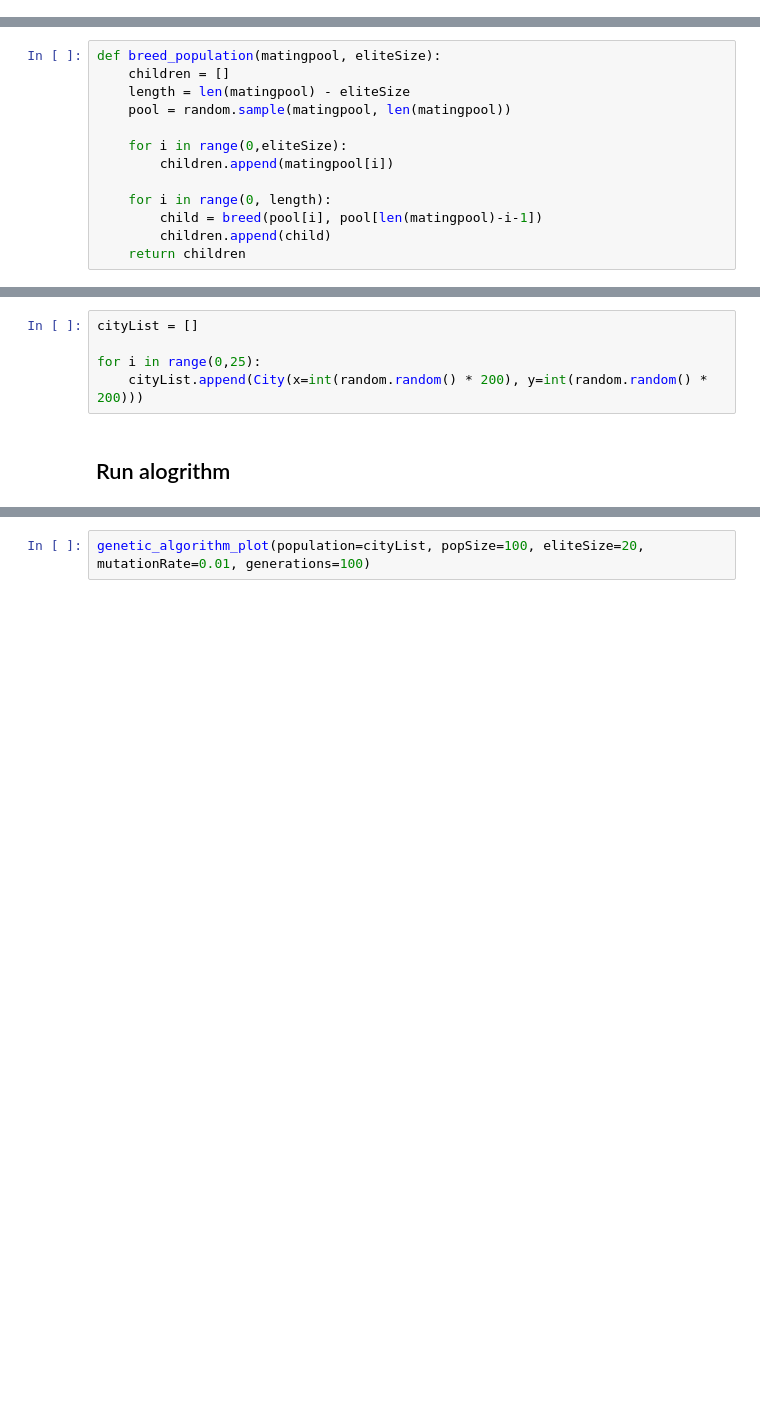
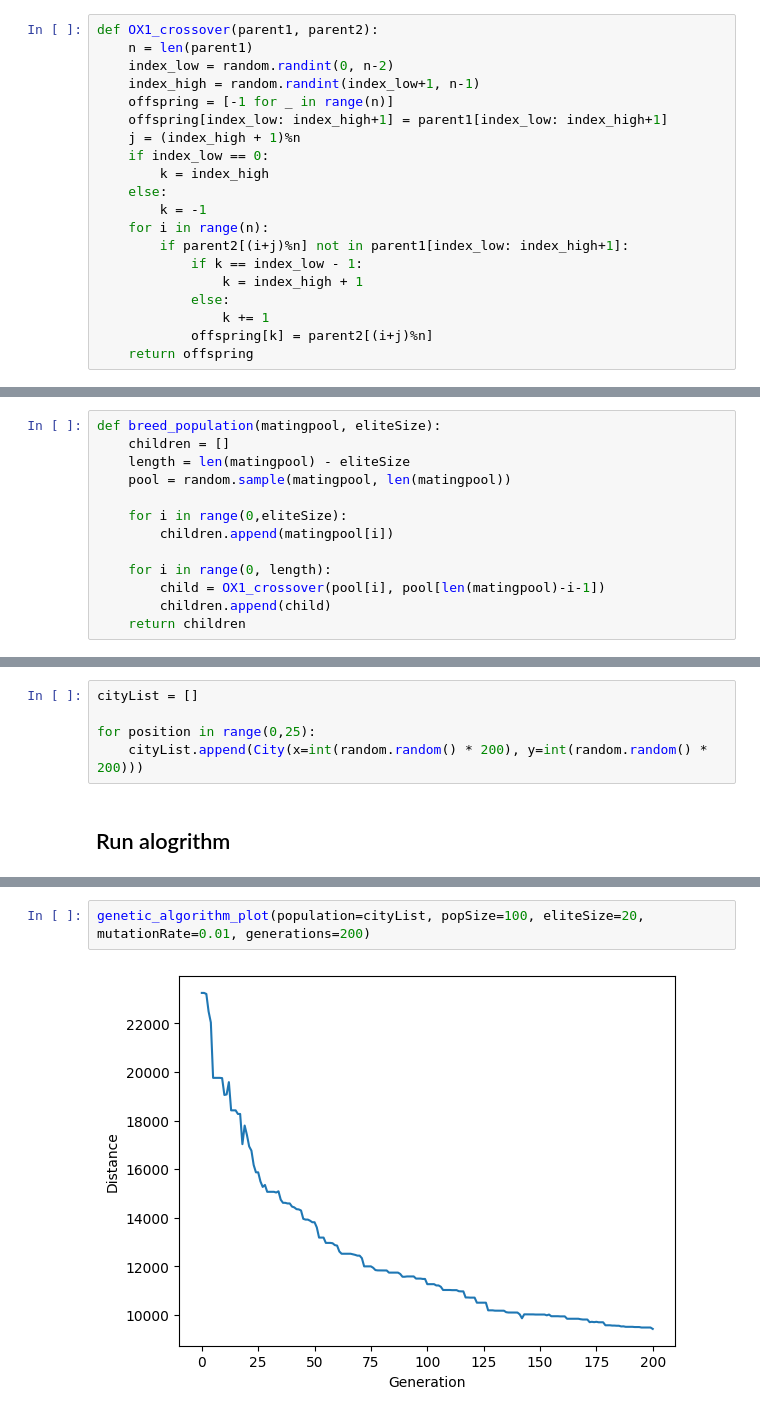
Before and after one commit to NeginMohmmadi/TSP-genetic, a Jupyter notebook: tsp_ga.ipynb, the cells around one changed output, grey strips where cells are left out. Drawn from its saved outputs; the diff is of its cells as text; blank space fills up the shorter version.

Commit message:
add crossovers

```diff
--- a/tsp_ga.ipynb
+++ b/tsp_ga.ipynb
@@ -87,0 +128,20 @@ def selection(popRanked, eliteSize, population):
+# %%
+def OX1_crossover(parent1, parent2):
+    n = len(parent1)
+    index_low = random.randint(0, n-2)
+    index_high = random.randint(index_low+1, n-1)
+    offspring = [-1 for _ in range(n)]
+    offspring[index_low: index_high+1] = parent1[index_low: index_high+1]
+    j = (index_high + 1)%n
+    if index_low == 0:
+        k = index_high
+    else:
+        k = -1
+    for i in range(n):
+        if parent2[(i+j)%n] not in parent1[index_low: index_high+1]:
+            if k == index_low - 1:
+                k = index_high + 1
+            else:
+                k += 1
+            offspring[k] = parent2[(i+j)%n]
+    return offspring
@@ -115,7 +250,7 @@ def breed_population(matingpool, eliteSize):
         children.append(matingpool[i])
 
     for i in range(0, length):
-        child = breed(pool[i], pool[len(matingpool)-i-1])
+        child = OX1_crossover(pool[i], pool[len(matingpool)-i-1])
         children.append(child)
     return children
 # %%
@@ -184,7 +319,7 @@ with open('dataset.txt', 'r') as f:
 # %%
 cityList = []
 
-for i in range(0,25):
+for position in range(0,25):
     cityList.append(City(x=int(random.random() * 200), y=int(random.random() * 200)))
 # %% [markdown]
 ## Run alogrithm
@@ -193,2 +348,4 @@ genetic_algorithm(population=cityList, population_size=100, eliteSize=20, mutati
 # %%
-genetic_algorithm_plot(population=cityList, popSize=100, eliteSize=20, mutationRate=0.01, generations=100)
+genetic_algorithm_plot(population=cityList, popSize=100, eliteSize=20, mutationRate=0.01, generations=200)
+# %% [output]
+[figure, added]
```
Also changed, not shown: parts of 7 cells of this notebook.
